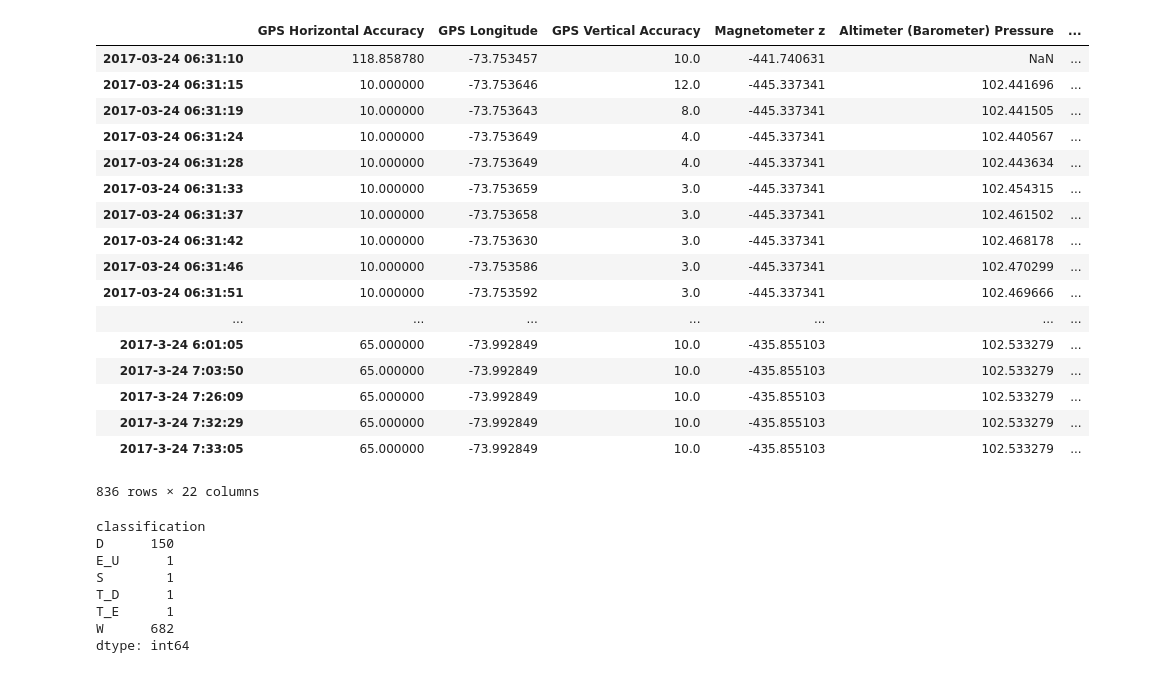
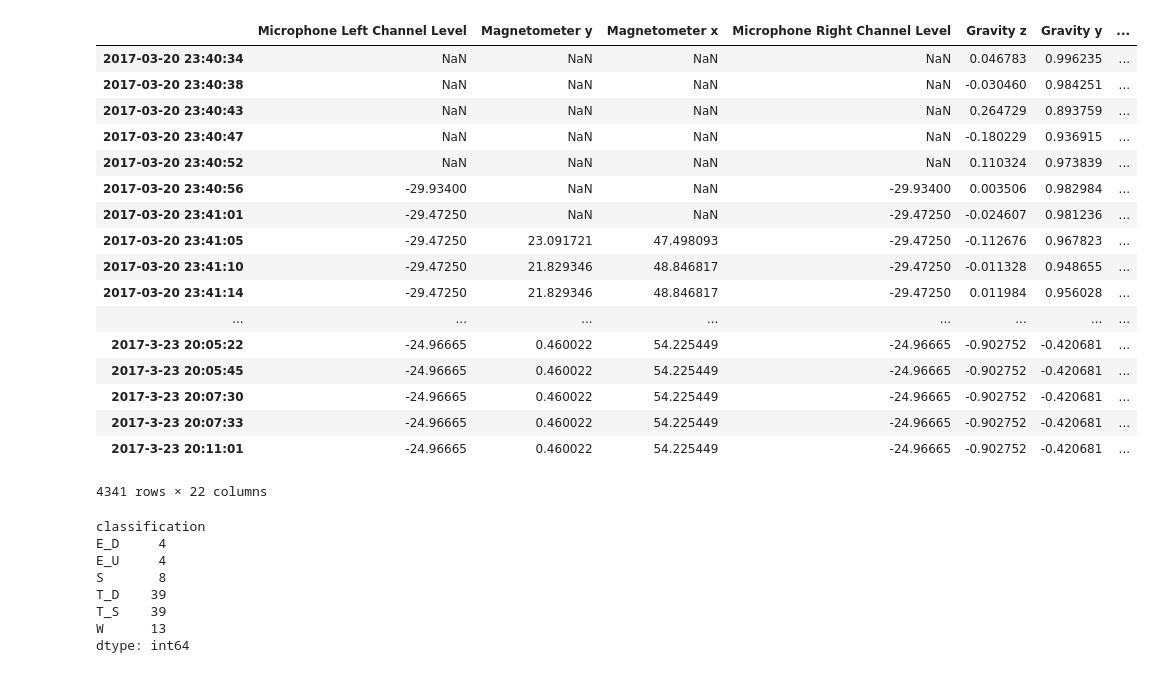
Before and after one commit to afeierman/Knowhere, a Jupyter notebook: code/ClassifyiPhone-Nice.ipynb, the cells around one changed output. Cells and saved outputs as stored; diff of their text form; code cells hidden in the pictures.

Commit message:
labeled test data emil

```diff
--- a/code/ClassifyiPhone-Nice.ipynb
+++ b/code/ClassifyiPhone-Nice.ipynb
@@ -14,4 +18,7 @@ glen_H_data = glen_H_data_raw.dropna(subset=['Acceleration z', 'Acceleration x',
 # %%
-glen_commute_labels = pickle.load( open("glen_commute_labels.p", "rb" ))
-glen_commute_labels
+#glen_commute_labels = pickle.load( open("glen_commute_labels.p", "rb" ))
+#glen_commute_labels
+
+emil_commute_labels = pickle.load( open("emil_commute_labels.p", "rb" ))
+emil_commute_labels
 # %% [output]
@@ -65,37 +72,40 @@ class CommuteLabeler(object):
         self.df.to_csv("Labeled_" + self.username + "_" + self.min_date + " to " + self.max_date + ".csv")
         return "Finished!"
 # %%
-glen_as_a_class = CommuteLabeler('glen', glen_commute_labels, '03-24-2017', '03-25-2017')
+#glen_as_a_class = CommuteLabeler('glen', glen_commute_labels, '03-24-2017', '03-25-2017')
+emil_as_a_class = CommuteLabeler('emil', emil_commute_labels, '2017-3-20 00:00:00', '2017-3-25 00:00:00')
-# %%
-glen_as_a_class.label_raw_iphone()
-# %% [output]
-|  | GPS Horizontal Accuracy | GPS Longitude | GPS Vertical Accuracy | Magnetometer z | Altimeter (Barometer) Pressure | ... |
-| 2017-03-24 06:31:10 | 118.858780 | -73.753457 | 10.0 | -441.740631 | NaN | ... |
-| 2017-03-24 06:31:15 | 10.000000 | -73.753646 | 12.0 | -445.337341 | 102.441696 | ... |
-| 2017-03-24 06:31:19 | 10.000000 | -73.753643 | 8.0 | -445.337341 | 102.441505 | ... |
-| 2017-03-24 06:31:24 | 10.000000 | -73.753649 | 4.0 | -445.337341 | 102.440567 | ... |
-| 2017-03-24 06:31:28 | 10.000000 | -73.753649 | 4.0 | -445.337341 | 102.443634 | ... |
-| 2017-03-24 06:31:33 | 10.000000 | -73.753659 | 3.0 | -445.337341 | 102.454315 | ... |
-| 2017-03-24 06:31:37 | 10.000000 | -73.753658 | 3.0 | -445.337341 | 102.461502 | ... |
-| 2017-03-24 06:31:42 | 10.000000 | -73.753630 | 3.0 | -445.337341 | 102.468178 | ... |
-| 2017-03-24 06:31:46 | 10.000000 | -73.753586 | 3.0 | -445.337341 | 102.470299 | ... |
-| 2017-03-24 06:31:51 | 10.000000 | -73.753592 | 3.0 | -445.337341 | 102.469666 | ... |
-| ... | ... | ... | ... | ... | ... | ... |
-| 2017-3-24 6:01:05 | 65.000000 | -73.992849 | 10.0 | -435.855103 | 102.533279 | ... |
-| 2017-3-24 7:03:50 | 65.000000 | -73.992849 | 10.0 | -435.855103 | 102.533279 | ... |
-| 2017-3-24 7:26:09 | 65.000000 | -73.992849 | 10.0 | -435.855103 | 102.533279 | ... |
-| 2017-3-24 7:32:29 | 65.000000 | -73.992849 | 10.0 | -435.855103 | 102.533279 | ... |
-| 2017-3-24 7:33:05 | 65.000000 | -73.992849 | 10.0 | -435.855103 | 102.533279 | ... |
-836 rows × 22 columns
+# %%
+#glen_as_a_class.label_raw_iphone()
+emil_as_a_class.label_raw_iphone()
+# %% [output]
+|  | Microphone Left Channel Level | Magnetometer y | Magnetometer x | Microphone Right Channel Level | Gravity z | Gravity y | ... |
+| 2017-03-20 23:40:34 | NaN | NaN | NaN | NaN | 0.046783 | 0.996235 | ... |
+| 2017-03-20 23:40:38 | NaN | NaN | NaN | NaN | -0.030460 | 0.984251 | ... |
+| 2017-03-20 23:40:43 | NaN | NaN | NaN | NaN | 0.264729 | 0.893759 | ... |
+| 2017-03-20 23:40:47 | NaN | NaN | NaN | NaN | -0.180229 | 0.936915 | ... |
+| 2017-03-20 23:40:52 | NaN | NaN | NaN | NaN | 0.110324 | 0.973839 | ... |
+| 2017-03-20 23:40:56 | -29.93400 | NaN | NaN | -29.93400 | 0.003506 | 0.982984 | ... |
+| 2017-03-20 23:41:01 | -29.47250 | NaN | NaN | -29.47250 | -0.024607 | 0.981236 | ... |
+| 2017-03-20 23:41:05 | -29.47250 | 23.091721 | 47.498093 | -29.47250 | -0.112676 | 0.967823 | ... |
+| 2017-03-20 23:41:10 | -29.47250 | 21.829346 | 48.846817 | -29.47250 | -0.011328 | 0.948655 | ... |
+| 2017-03-20 23:41:14 | -29.47250 | 21.829346 | 48.846817 | -29.47250 | 0.011984 | 0.956028 | ... |
+| ... | ... | ... | ... | ... | ... | ... | ... |
+| 2017-3-23 20:05:22 | -24.96665 | 0.460022 | 54.225449 | -24.96665 | -0.902752 | -0.420681 | ... |
+| 2017-3-23 20:05:45 | -24.96665 | 0.460022 | 54.225449 | -24.96665 | -0.902752 | -0.420681 | ... |
+| 2017-3-23 20:07:30 | -24.96665 | 0.460022 | 54.225449 | -24.96665 | -0.902752 | -0.420681 | ... |
+| 2017-3-23 20:07:33 | -24.96665 | 0.460022 | 54.225449 | -24.96665 | -0.902752 | -0.420681 | ... |
+| 2017-3-23 20:11:01 | -24.96665 | 0.460022 | 54.225449 | -24.96665 | -0.902752 | -0.420681 | ... |
+4341 rows × 22 columns
 # %%
-glen_as_a_class.df.groupby("classification").size()
+#glen_as_a_class.df.groupby("classification").size()
+emil_as_a_class.df.groupby("classification").size()
 # %% [output]
 classification
-D      150
-E_U      1
-S        1
-T_D      1
-T_E      1
-W      682
+E_D     4
+E_U     4
+S       8
+T_D    39
+T_S    39
+W      13
 dtype: int64
 # %%
```
Also changed, not shown: parts of 4 cells of this notebook, 1 other file.
